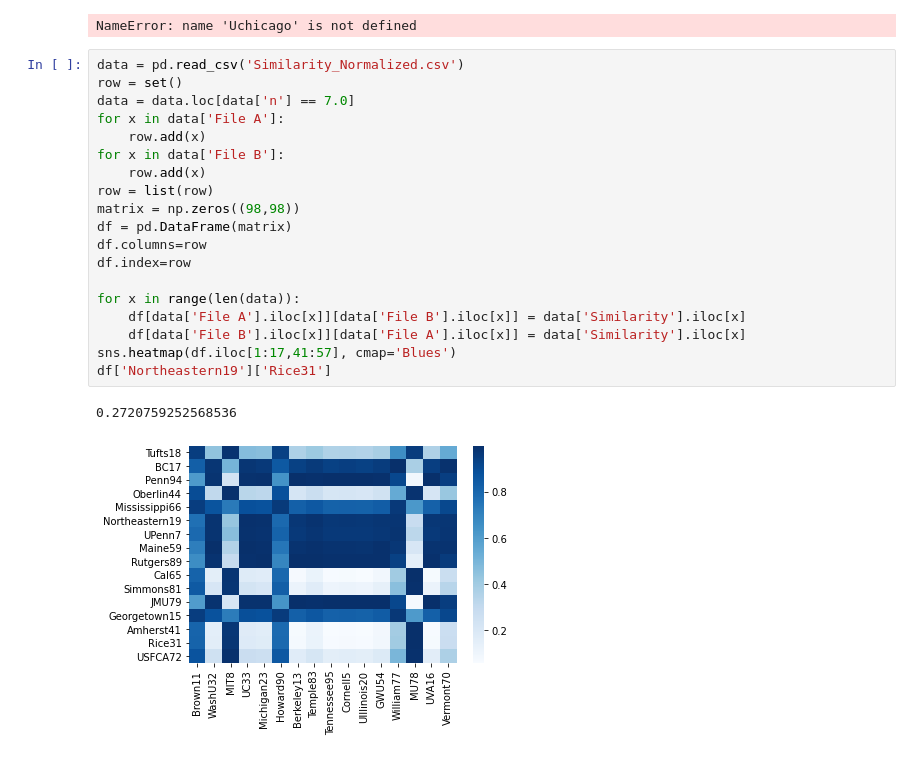
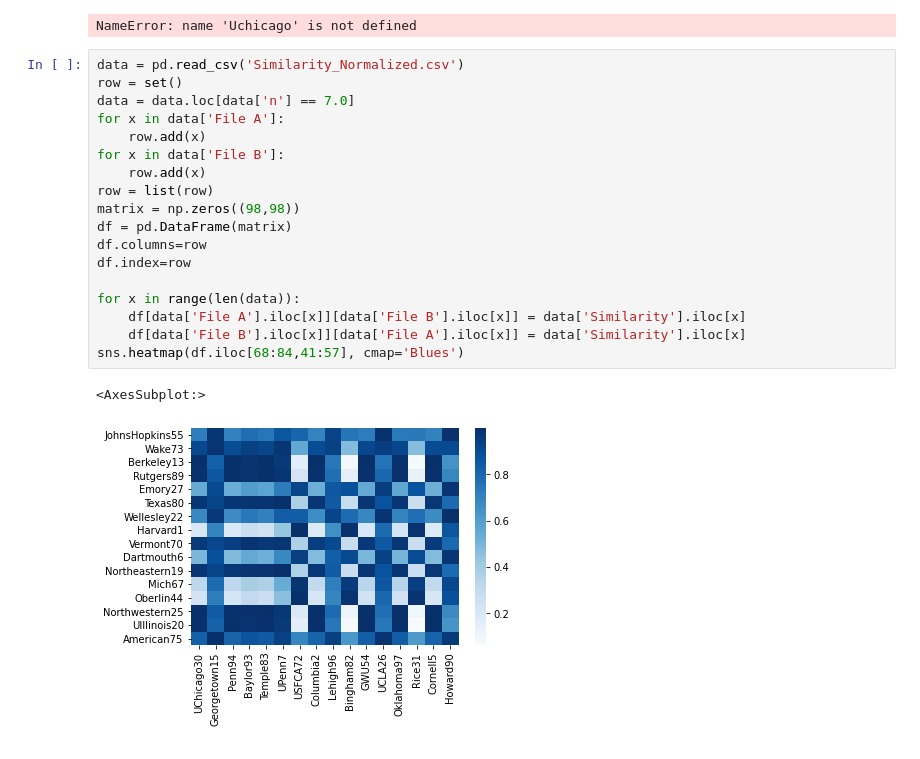
Before and after one commit to louishu17/tree_color_coding_task, a Jupyter notebook: Jupyter Vizualizations/facebook_viz.ipynb, the cells around one changed output. Drawn from its saved outputs; the diff is of its cells as text.

```diff
--- a/Jupyter Vizualizations/facebook_viz.ipynb
+++ b/Jupyter Vizualizations/facebook_viz.ipynb
@@ -154,22 +159,21 @@ NameError: name 'Uchicago' is not defined
 # %%
 data = pd.read_csv('Similarity_Normalized.csv')
 row = set()
 data = data.loc[data['n'] == 7.0]
 for x in data['File A']:
     row.add(x)
 for x in data['File B']:
     row.add(x)
 row = list(row)
 matrix = np.zeros((98,98))
 df = pd.DataFrame(matrix)
 df.columns=row
 df.index=row
 
 for x in range(len(data)):
     df[data['File A'].iloc[x]][data['File B'].iloc[x]] = data['Similarity'].iloc[x]
     df[data['File B'].iloc[x]][data['File A'].iloc[x]] = data['Similarity'].iloc[x]
-sns.heatmap(df.iloc[1:17,41:57], cmap='Blues')
-df['Northeastern19']['Rice31']
+sns.heatmap(df.iloc[68:84,41:57], cmap='Blues')
 # %% [output]
-0.2720759252568536
+<AxesSubplot:>
-[figure, old version]
+[figure, new version]
```
Also changed, not shown: parts of 3 cells of this notebook, 1 other file.
